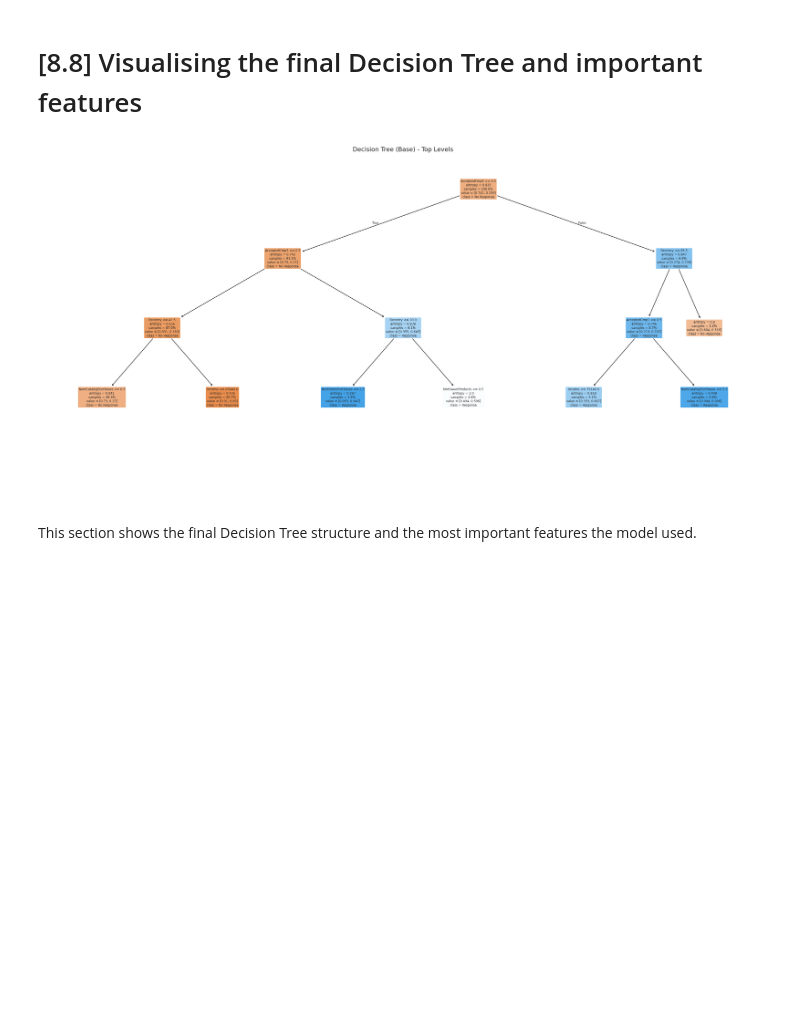
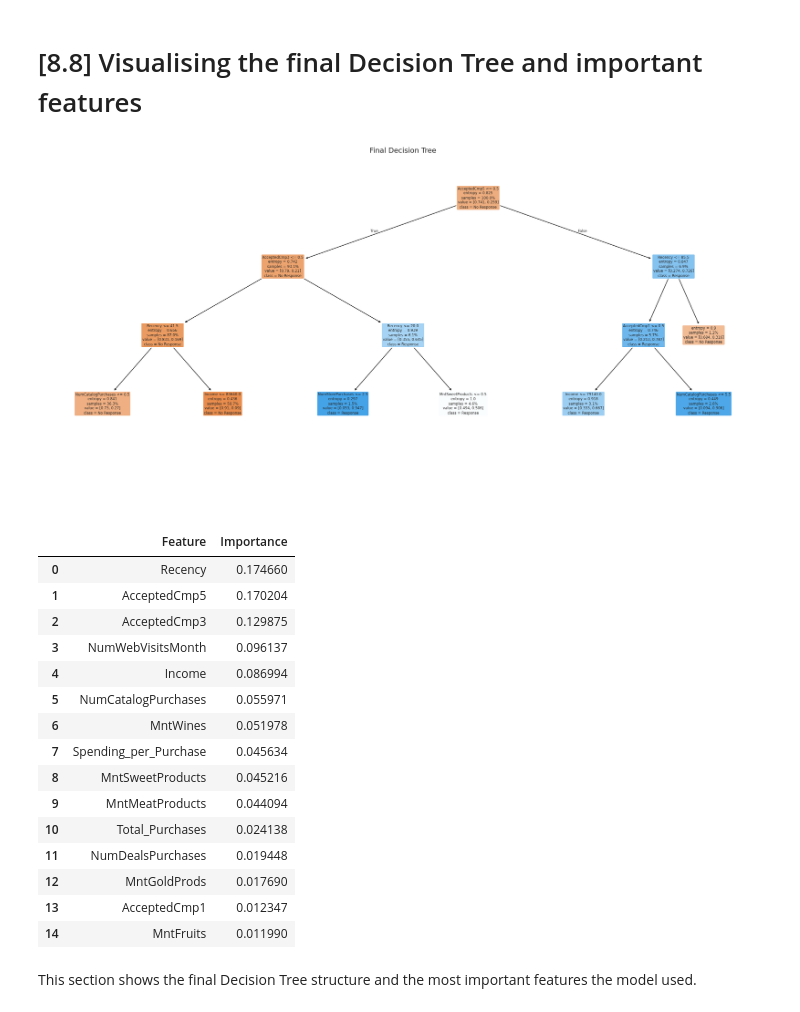
Before and after one commit to Luke-Dev-Tech/Business_intelligence_and_data-mining, a Jupyter notebook: BI_Project.ipynb, the cells around one changed output. Drawn from its saved outputs; the diff is of its cells as text; code cells hidden in the pictures; blank space fills up the shorter version.

```diff
--- a/BI_Project.ipynb
+++ b/BI_Project.ipynb
@@ -1223,35 +1217,65 @@ This step shows how well the final model predicted the response classes. The con
 # %% [markdown]
 # [8.8] Visualising the final Decision Tree and important features
 # %%
+
+from sklearn.tree import plot_tree
+from IPython.display import display
+import matplotlib.pyplot as plt
+
 fig, ax = plt.subplots(figsize=(20, 10), dpi=140)
 
 artists = plot_tree(
     model_tree,
     feature_names=X_train_tree.columns,
     class_names=["No Response", "Response"],
     filled=True,
     rounded=True,
     fontsize=6,
     proportion=True,
     max_depth=3,
     ax=ax
 )
 
 
 for artist in artists:
     if hasattr(artist, "get_text"):
         txt = artist.get_text().strip()
         if "(...)" in txt or txt == "..." or txt == "":
             artist.set_visible(False)
             if hasattr(artist, "arrow_patch") and artist.arrow_patch is not None:
                 artist.arrow_patch.set_visible(False)
 
-ax.set_title(f"{best_tree_name} - Top Levels", fontsize=12)
-plt.tight_layout()
+ax.set_title("Final Decision Tree", fontsize=12, pad=18, loc="center")
+ax.set_anchor("C")
+plt.subplots_adjust(left=0.08, right=0.92, top=0.88, bottom=0.08)
 plt.show()
 plt.close(fig)
+
+tree_importance = pd.DataFrame({
+    "Feature": X_train_tree.columns,
+    "Importance": model_tree.feature_importances_
+}).sort_values(by="Importance", ascending=False).reset_index(drop=True)
+
+display(tree_importance.head(15))
+None
 # %% [output]
-[figure, old version]
+[figure, new version]
+|  | Feature | Importance |
+| 0 | Recency | 0.174660 |
+| 1 | AcceptedCmp5 | 0.170204 |
+| 2 | AcceptedCmp3 | 0.129875 |
+| 3 | NumWebVisitsMonth | 0.096137 |
+| 4 | Income | 0.086994 |
+| 5 | NumCatalogPurchases | 0.055971 |
+| 6 | MntWines | 0.051978 |
+| 7 | Spending_per_Purchase | 0.045634 |
+| 8 | MntSweetProducts | 0.045216 |
+| 9 | MntMeatProducts | 0.044094 |
+| 10 | Total_Purchases | 0.024138 |
+| 11 | NumDealsPurchases | 0.019448 |
+| 12 | MntGoldProds | 0.017690 |
+| 13 | AcceptedCmp1 | 0.012347 |
+| 14 | MntFruits | 0.011990 |
 # %% [markdown]
 This section shows the final Decision Tree structure and the most important features the model used.
 # %% [markdown]
```
Also changed, not shown: parts of 10 cells of this notebook.
